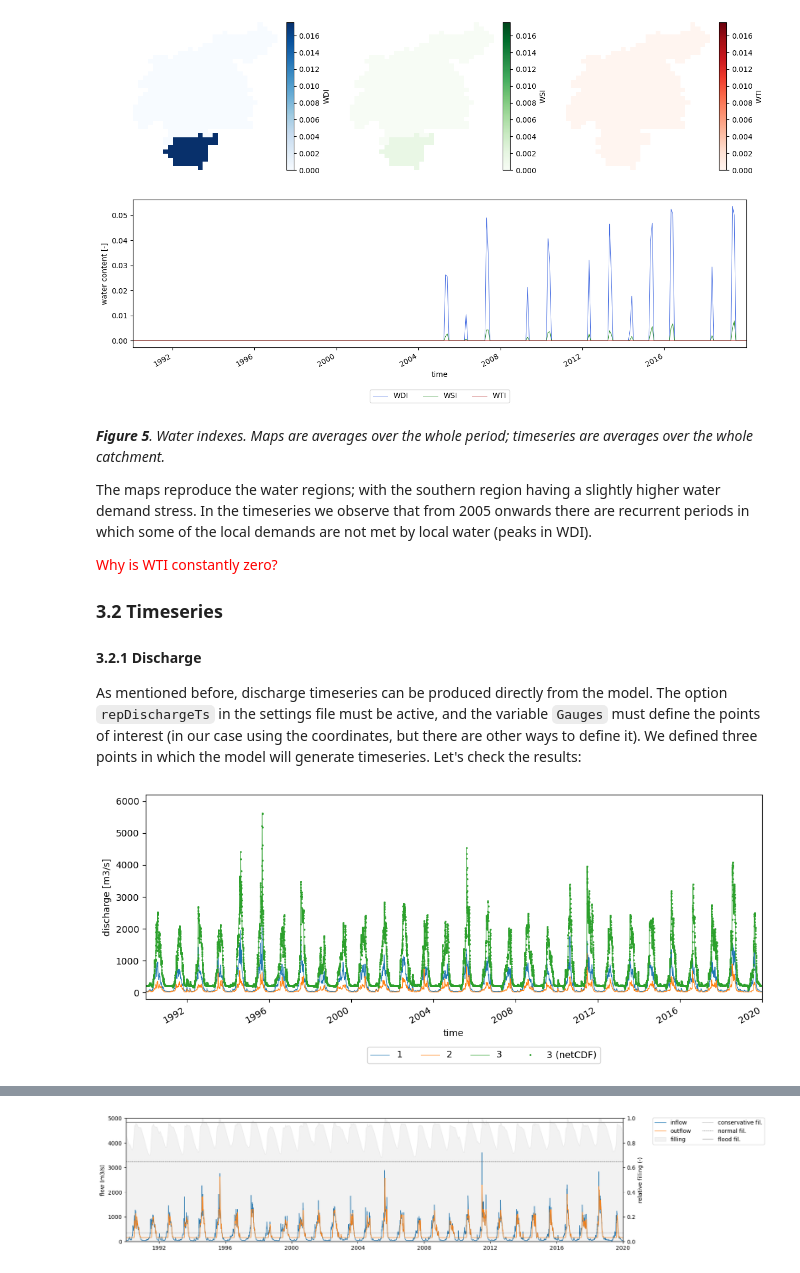
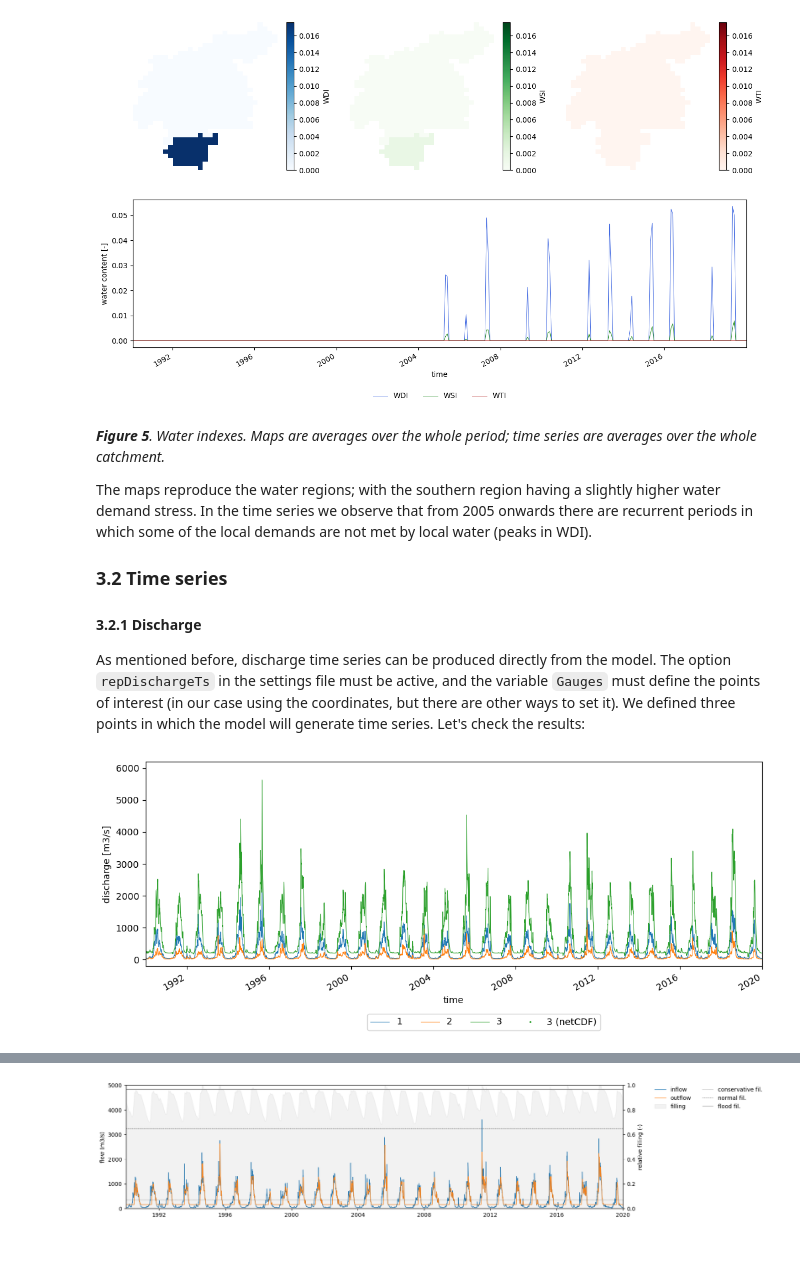
Before and after one commit to ec-jrc/lisflood-usecases, a Jupyter notebook: LF_mekong_usecase/docs/notebooks/3_run.ipynb, the cells around one changed output, grey strips where cells are left out. Saved outputs shown, nothing was run; the diff lists cells and outputs as text; code cells hidden in the pictures.

```diff
--- a/LF_mekong_usecase/docs/notebooks/3_run.ipynb
+++ b/LF_mekong_usecase/docs/notebooks/3_run.ipynb
@@ -11,15 +11,15 @@ Once we have done the initialization run and we have estimated the initial condi
 # %%
+from pathlib import Path
 import numpy as np
 import pandas as pd
 import xarray as xr
 import matplotlib.pyplot as plt
-import os
 from datetime import datetime, timedelta
 from matplotlib.gridspec import GridSpec
 from lisflood_read_plot import *
 
-path_model = '../../model/'
-path_out = f'{path_model}out/run/'
+path_model = Path('../../model/')
+path_out = path_model / 'out' / 'run'
 # %% [markdown]
 ## 1 Settings file
 
@@ -114,5 +114,5 @@ In this section we will see some of the outputs that the simulation has generate
 # %%
-settings_file = f'{path_model}settings_run.xml'
+settings_file = path_model / 'settings_run.xml'
 # %% [markdown]
 ### 3.1 Map stacks
 
@@ -170,6 +170,6 @@ In the case of discharge, apart from the average map over time, we will plot the
 # %%
 # read map stack
-dis = xr.open_dataarray(f'{path_out}/dis.nc')
+dis = xr.open_dataarray(path_out / 'dis.nc')
 
 # configure plot
 fig = plt.figure(figsize=(12, 4))
@@ -181,11 +181,11 @@ ax1.axis('off')
 dis.mean('time').plot(ax=ax1, cmap='Blues',
                       cbar_kwargs={"orientation": "horizontal", "shrink": 0.8, "aspect": 40, "pad": 0.1})
 
-# daily timeseries of areal mean
+# daily time series of areal mean
 ax2 = fig.add_subplot(gs[0,1:])
 outlet = dis.mean('time').argmax(['lat', 'lon'])
 dis.isel(outlet).plot(lw=1, ax=ax2)
-# configure timeseries plot
+# configure time series plot
 ax2.set(xlim=(dis.time.data[0], dis.time.data[-1]),
           ylabel=f'discharge [{dis.units}]');
 # %% [output]
@@ -254,30 +248,28 @@ plot_mapstacks(wi, vmin=vmin, vmax=vmax, ylabel='water content')
 # %% [output]
 [figure]
 # %% [markdown]
-***Figure 5**. Water indexes. Maps are averages over the whole period; timeseries are averages over the whole catchment.*
+***Figure 5**. Water indexes. Maps are averages over the whole period; time series are averages over the whole catchment.*
 
-The maps reproduce the water regions; with the southern region having a slightly higher water demand stress. In the timeseries we observe that from 2005 onwards there are recurrent periods in which some of the local demands are not met by local water (peaks in WDI).
+The maps reproduce the water regions; with the southern region having a slightly higher water demand stress. In the time series we observe that from 2005 onwards there are recurrent periods in which some of the local demands are not met by local water (peaks in WDI).
 
-<font color='red'>Why is WTI constantly zero?</font>
-
-### 3.2 Timeseries
+### 3.2 Time series
 #### 3.2.1 Discharge
 
-As mentioned before, discharge timeseries can be produced directly from the model. The option `repDischargeTs` in the settings file must be active, and the variable `Gauges` must define the points of interest (in our case using the coordinates, but there are other ways to define it). We defined three points in which the model will generate timeseries. Let's check the results:
+As mentioned before, discharge time series can be produced directly from the model. The option `repDischargeTs` in the settings file must be active, and the variable `Gauges` must define the points of interest (in our case using the coordinates, but there are other ways to set it). We defined three points in which the model will generate time series. Let's check the results:
 # %%
-# import timeseries
-disWin = read_tss(f'{path_out}disWin.tss', xml=settings_file)
+# import time series
+disWin = read_tss(path_out / 'disWin.tss', xml=settings_file)
 
-# plot timeseries
+# plot time series
 fig, ax = plt.subplots(figsize=(12, 4))
 ax.plot(disWin, lw=.7, label=disWin.columns)
 
 dis.isel(outlet).plot(linestyle='', marker='o', markersize=1, color='C2', ax=ax, label='3 (netCDF)')
 ax.set(xlim=(disWin.index[0], disWin.index[-1]),
        ylim=(-200, 6200),
        ylabel='discharge [m3/s]',
        title='')
 fig.legend(loc=8, ncol=4, bbox_to_anchor=[0.5, -0.15, .1, .1]);
 # %% [output]
-[figure, old version]
+[figure, new version]
 # %% [markdown]
```
Also changed, not shown: parts of 15 cells of this notebook, 1 other file.
